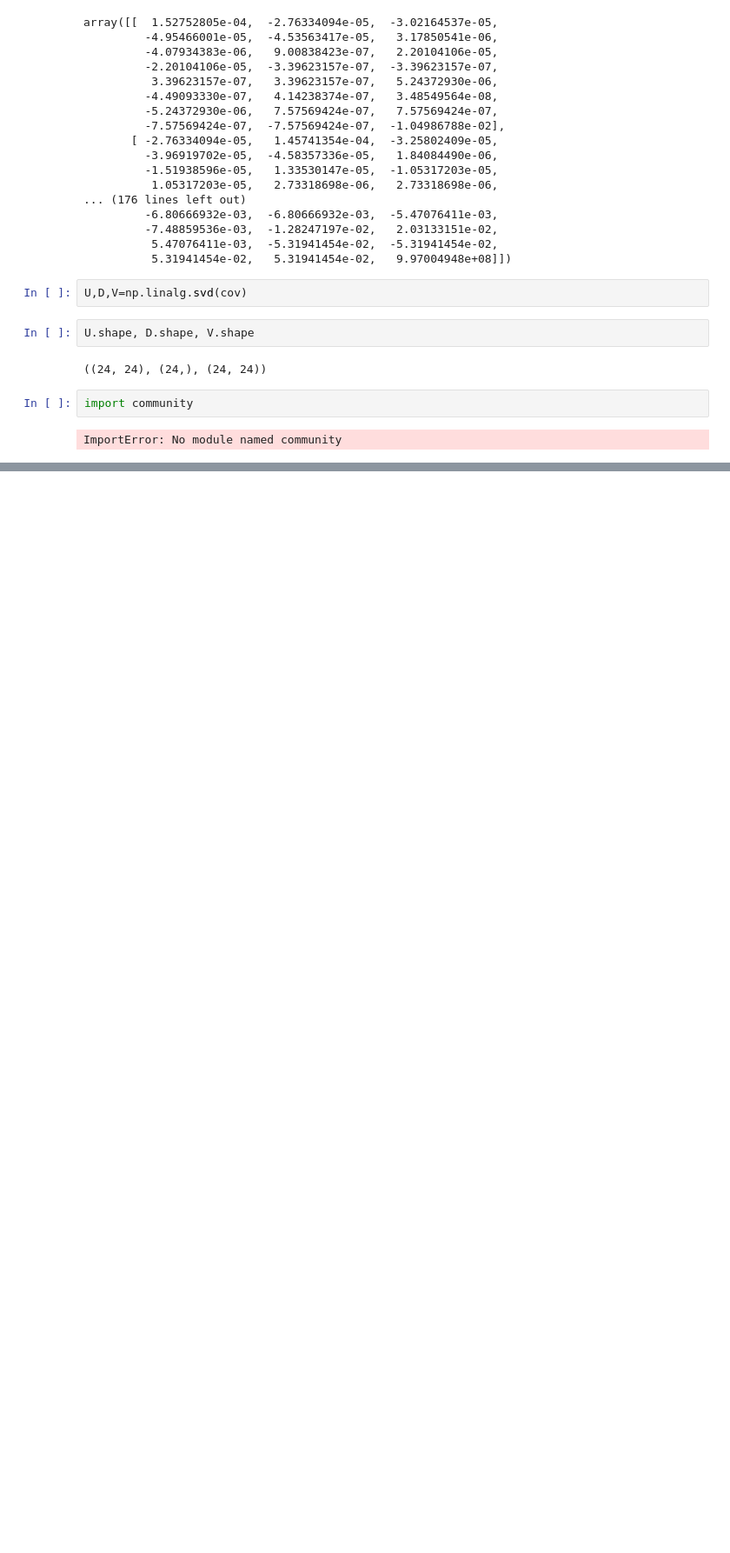
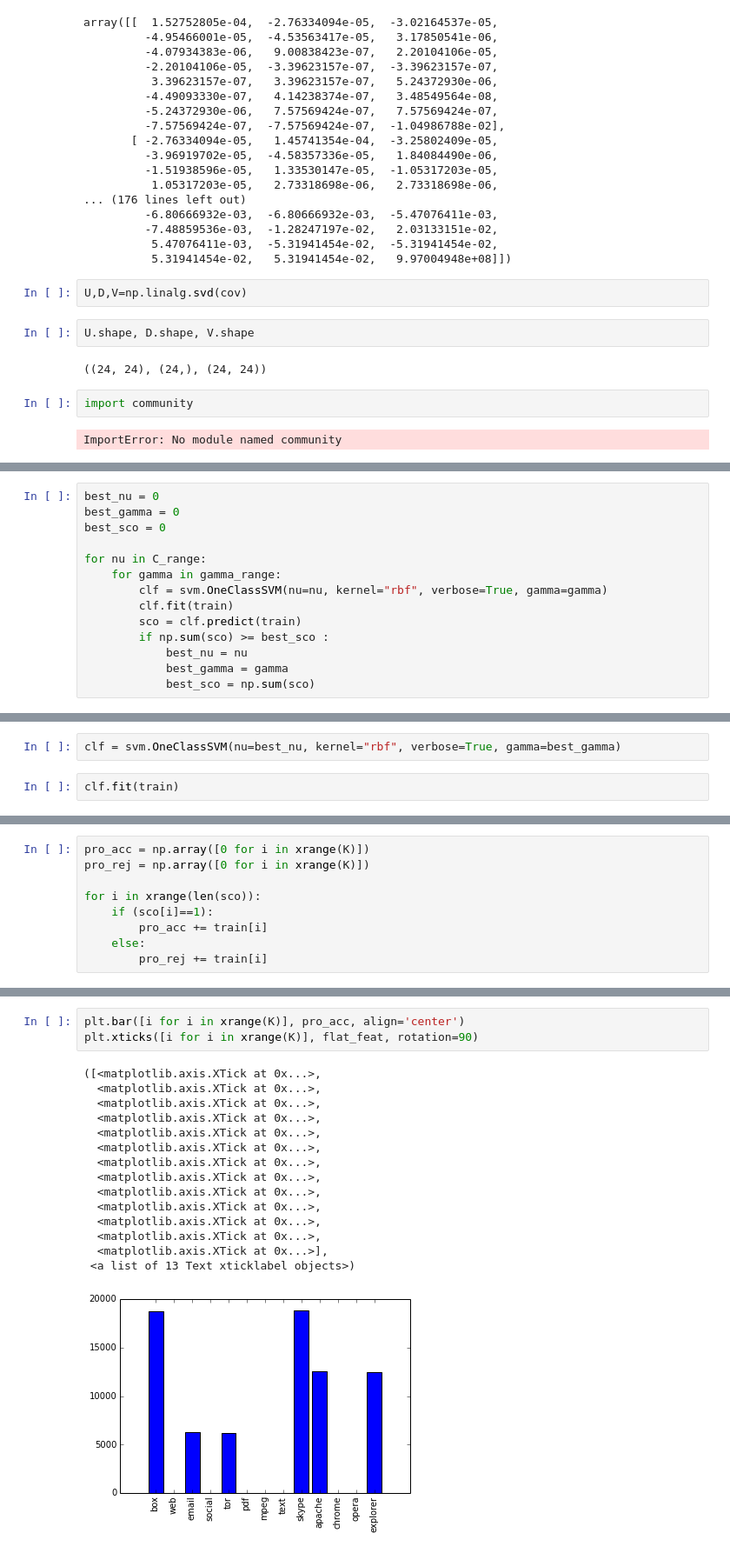
Before and after one commit to pranaykumarm/Content-based, a Jupyter notebook: Content_based-features.ipynb, the cells around one changed output, grey strips where cells are left out. Shown at 87% size. Drawn from its saved outputs; the diff is of its cells as text; blank space fills up the shorter version.

```diff
--- a/Content_based-features.ipynb
+++ b/Content_based-features.ipynb
@@ -530,0 +646,14 @@ ImportError: No module named community
+# %%
+best_nu = 0
+best_gamma = 0
+best_sco = 0
+
+for nu in C_range:
+    for gamma in gamma_range:
+        clf = svm.OneClassSVM(nu=nu, kernel="rbf", verbose=True, gamma=gamma)
+        clf.fit(train)
+        sco = clf.predict(train)
+        if np.sum(sco) >= best_sco :
+            best_nu = nu
+            best_gamma = gamma
+            best_sco = np.sum(sco)
@@ -530,0 +666,4 @@ ImportError: No module named community
+# %%
+clf = svm.OneClassSVM(nu=best_nu, kernel="rbf", verbose=True, gamma=best_gamma)
+# %%
+clf.fit(train)
@@ -530,0 +675,9 @@ ImportError: No module named community
+# %%
+pro_acc = np.array([0 for i in xrange(K)])
+pro_rej = np.array([0 for i in xrange(K)])
+
+for i in xrange(len(sco)):
+    if (sco[i]==1):
+        pro_acc += train[i]
+    else:
+        pro_rej += train[i]
@@ -530,0 +698,19 @@ ImportError: No module named community
+# %%
+plt.bar([i for i in xrange(K)], pro_acc, align='center')
+plt.xticks([i for i in xrange(K)], flat_feat, rotation=90)
+# %% [output]
+([<matplotlib.axis.XTick at 0x...>,
+  <matplotlib.axis.XTick at 0x...>,
+  <matplotlib.axis.XTick at 0x...>,
+  <matplotlib.axis.XTick at 0x...>,
+  <matplotlib.axis.XTick at 0x...>,
+  <matplotlib.axis.XTick at 0x...>,
+  <matplotlib.axis.XTick at 0x...>,
+  <matplotlib.axis.XTick at 0x...>,
+  <matplotlib.axis.XTick at 0x...>,
+  <matplotlib.axis.XTick at 0x...>,
+  <matplotlib.axis.XTick at 0x...>,
+  <matplotlib.axis.XTick at 0x...>,
+  <matplotlib.axis.XTick at 0x...>],
+ <a list of 13 Text xticklabel objects>)
+[figure, added]
```
Also changed, not shown: parts of 59 cells of this notebook, 10 other files.
